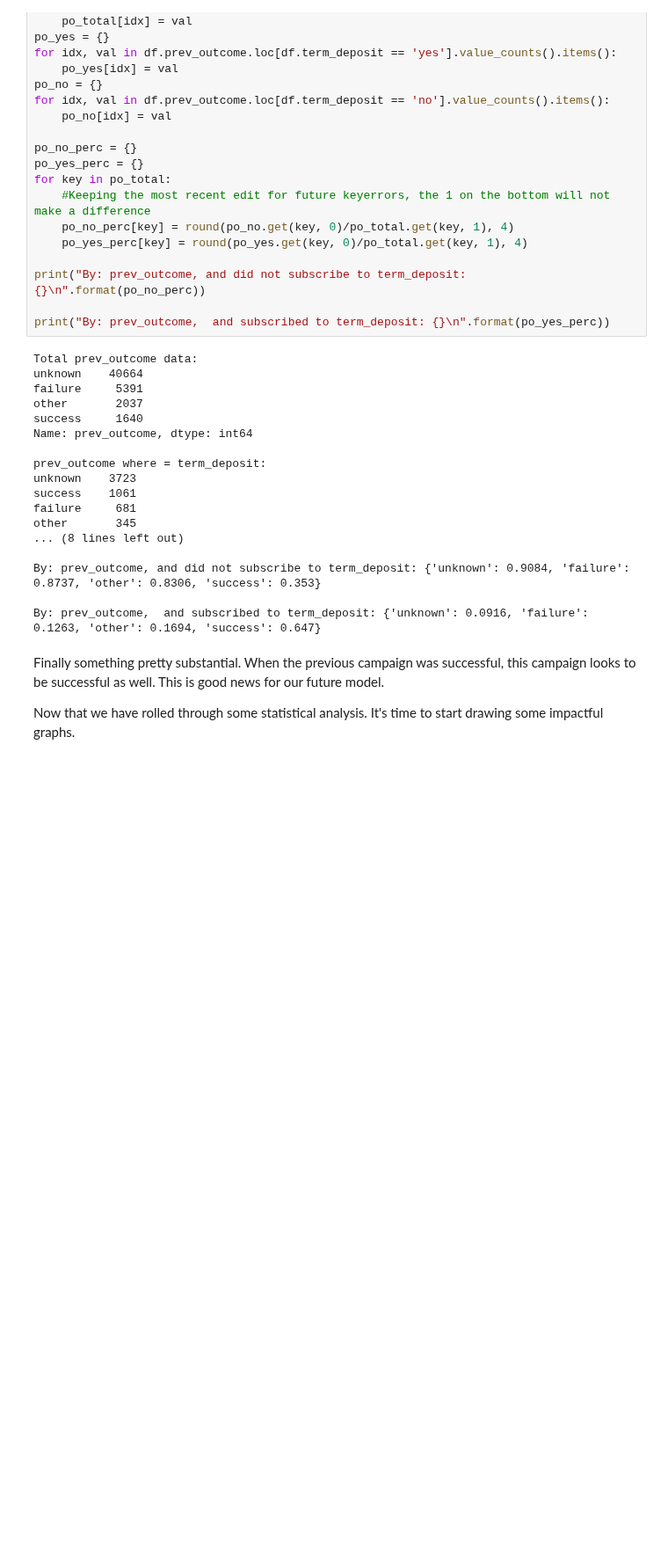
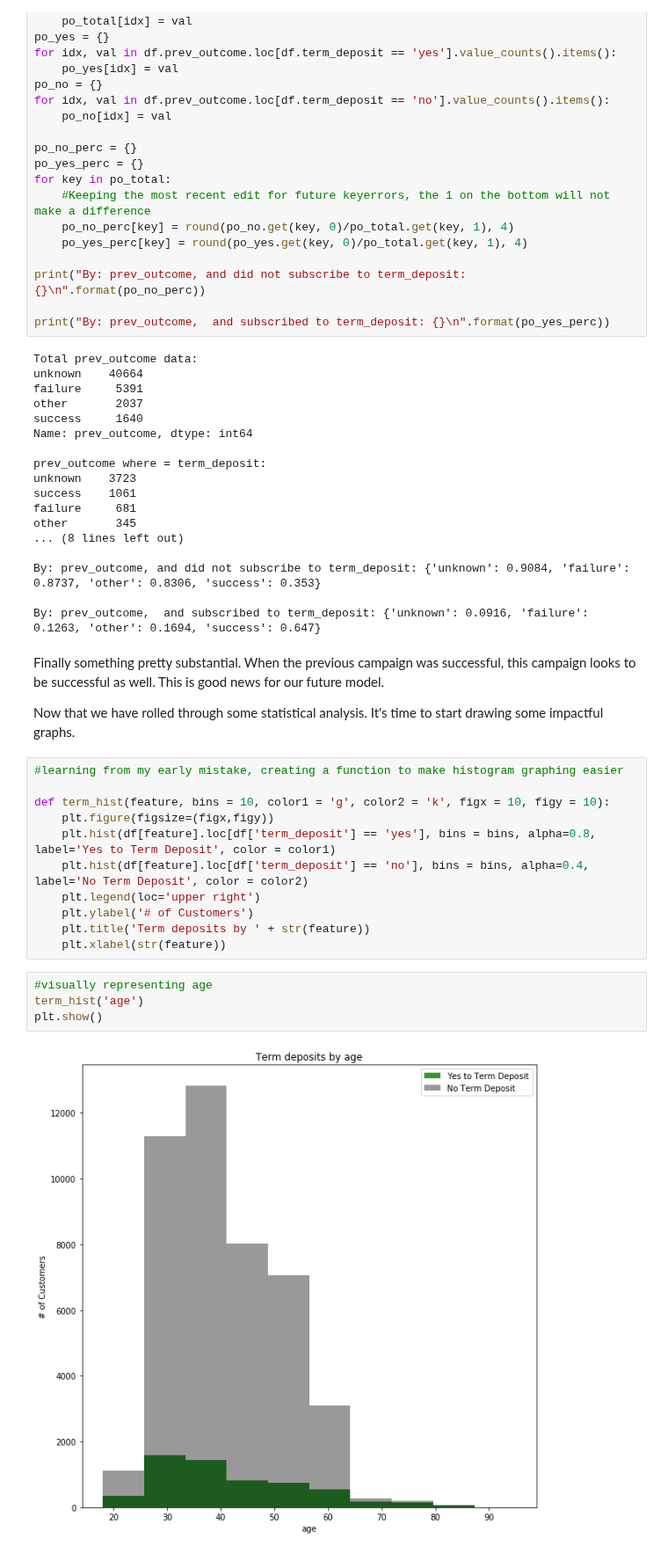
Before and after one commit to ElijahSeeley/Springboard, a Jupyter notebook: Capstone_Term_Deposit_Predictability/Term_Deposit_EDA.ipynb, the cells around one changed output. Shown at 88% size. Drawn from its saved outputs; the diff is of its cells as text; blank space fills up the shorter version.

Commit message:
Completed some rudimentary visualizations

```diff
--- a/Capstone_Term_Deposit_Predictability/Term_Deposit_EDA.ipynb
+++ b/Capstone_Term_Deposit_Predictability/Term_Deposit_EDA.ipynb
@@ -749,3 +748,20 @@ By: prev_outcome,  and subscribed to term_deposit: {'unknown': 0.0916, 'failure'
 Finally something pretty substantial. When the previous campaign was successful, this campaign looks to be successful as well. This is good news for our future model.
 
 Now that we have rolled through some statistical analysis. It's time to start drawing some impactful graphs.
+# %%
+#learning from my early mistake, creating a function to make histogram graphing easier
+
+def term_hist(feature, bins = 10, color1 = 'g', color2 = 'k', figx = 10, figy = 10):
+    plt.figure(figsize=(figx,figy))
+    plt.hist(df[feature].loc[df['term_deposit'] == 'yes'], bins = bins, alpha=0.8, label='Yes to Term Deposit', color = color1)
+    plt.hist(df[feature].loc[df['term_deposit'] == 'no'], bins = bins, alpha=0.4, label='No Term Deposit', color = color2)
+    plt.legend(loc='upper right')
+    plt.ylabel('# of Customers')
+    plt.title('Term deposits by ' + str(feature))
+    plt.xlabel(str(feature))
+# %%
+#visually representing age
+term_hist('age')
+plt.show()
+# %% [output]
+[figure, added]
```
Also changed, not shown: parts of 17 cells of this notebook.
